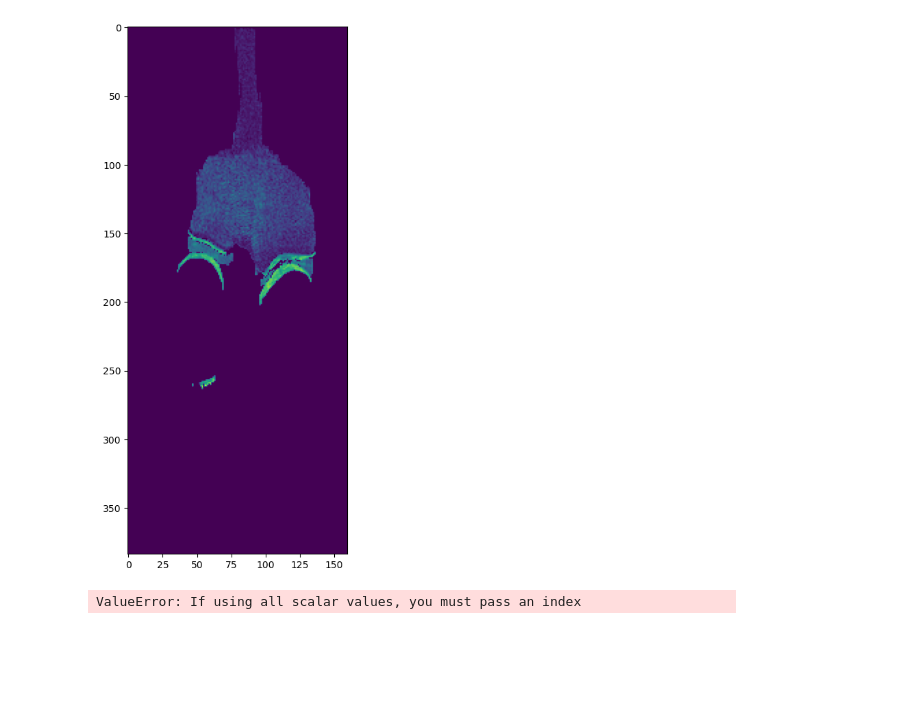
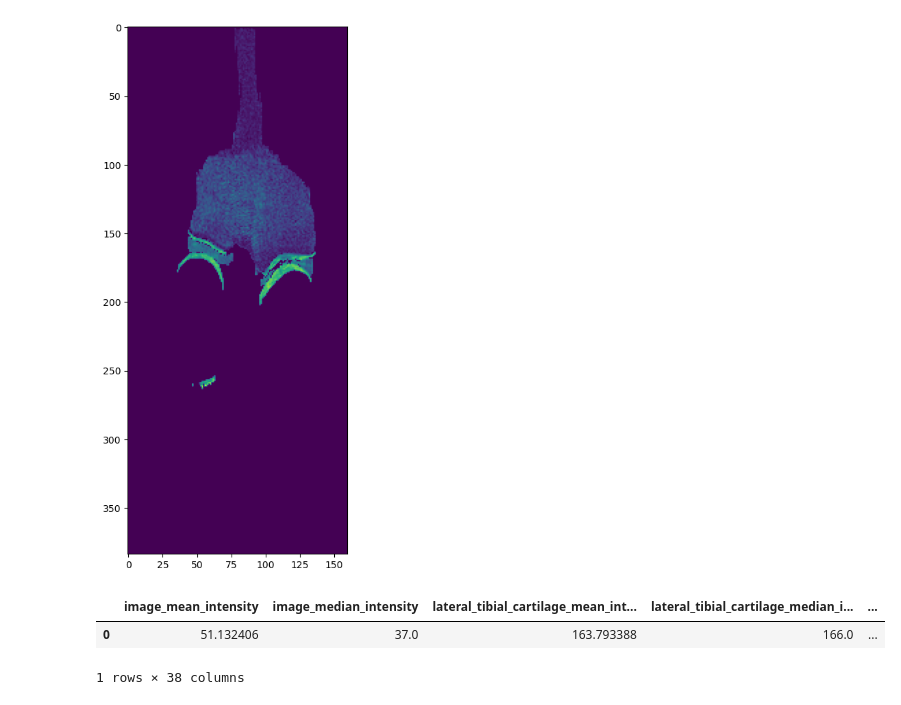
Before and after one commit to biscuitbib/masters-thesis, a Jupyter notebook: feature_extraction.ipynb, the cells around one changed output. Cells and saved outputs as stored; diff of their text form; code cells hidden in the pictures; blank space fills up the shorter version.

```diff
--- a/feature_extraction.ipynb
+++ b/feature_extraction.ipynb
@@ -29,6 +21,3 @@ label_keys = ["FemoralCartilage",
-# %%
-img = nib.load(path + "images/img_0.nii.gz").get_fdata()
-label = nib.load(path + "labels/img_0.nii.gz").get_fdata()
 # %%
 plt.imshow((img * (label != 0).astype(int))[:, 140, :])
 # %% [output]
@@ -36,5 +25,11 @@ plt.imshow((img * (label != 0).astype(int))[:, 140, :])
 [figure]
 # %%
 data = extract_features(img, label)
-# %% [output]
-ValueError: If using all scalar values, you must pass an index
+# %%
+feature = pd.DataFrame.from_dict([data])
+# %%
+feature
+# %% [output]
+|  | image_mean_intensity | image_median_intensity | lateral_tibial_cartilage_mean_int... | lateral_tibial_cartilage_median_i... | ... |
+| 0 | 51.132406 | 37.0 | 163.793388 | 166.0 | ... |
+1 rows × 38 columns
```
Also changed, not shown: parts of 4 cells of this notebook.
